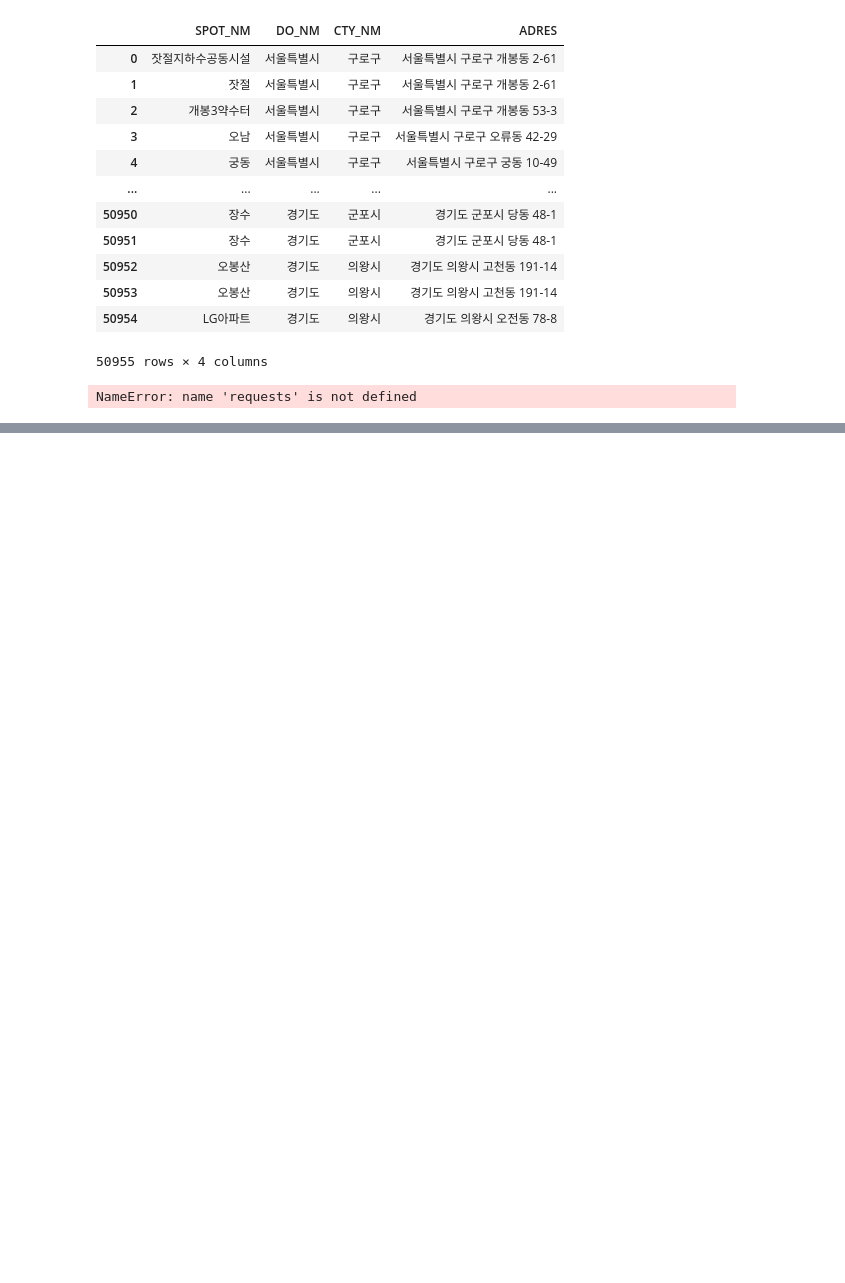
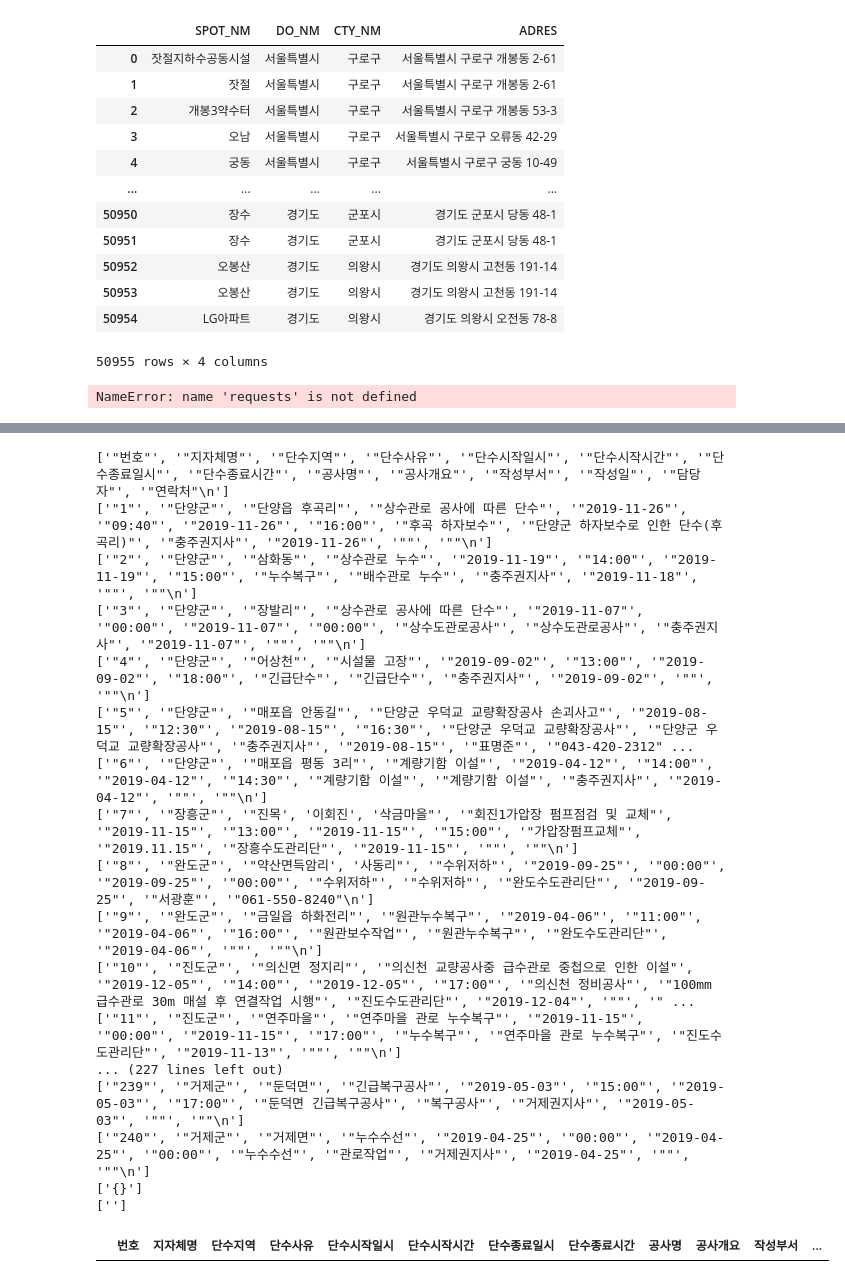
Before and after one commit to whdgus928/emergency-web, a Jupyter notebook: api_test.ipynb, the cells around one changed output, grey strips where cells are left out. Drawn from its saved outputs; the diff is of its cells as text; code cells hidden in the pictures; blank space fills up the shorter version.

```diff
--- a/api_test.ipynb
+++ b/api_test.ipynb
@@ -501,0 +784,33 @@ body
+# %%
+import pandas as pd
+df=pd.DataFrame(columns=["번호","지자체명","단수지역","단수사유","단수시작일시","단수시작시간","단수종료일시","단수종료시간","공사명","공사개요","작성부서","작성일","담당자","연락처"])
+f=open('C:/Users/user/Downloads/downloadContents (1).txt',mode='r',encoding='cp949')
+line=None
+num=[]
+while line!=' ' :
+    line=f.readline()
+    txt=line.split(',')
+    print(txt)
+    if not line: break
+
+f.close()
+df
+# %% [output]
+['"번호"', '"지자체명"', '"단수지역"', '"단수사유"', '"단수시작일시"', '"단수시작시간"', '"단수종료일시"', '"단수종료시간"', '"공사명"', '"공사개요"', '"작성부서"', '"작성일"', '"담당자"', '"연락처"\n']
+['"1"', '"단양군"', '"단양읍 후곡리"', '"상수관로 공사에 따른 단수"', '"2019-11-26"', '"09:40"', '"2019-11-26"', '"16:00"', '"후곡 하자보수"', '"단양군 하자보수로 인한 단수(후곡리)"', '"충주권지사"', '"2019-11-26"', '""', '""\n']
+['"2"', '"단양군"', '"삼화동"', '"상수관로 누수"', '"2019-11-19"', '"14:00"', '"2019-11-19"', '"15:00"', '"누수복구"', '"배수관로 누수"', '"충주권지사"', '"2019-11-18"', '""', '""\n']
+['"3"', '"단양군"', '"장발리"', '"상수관로 공사에 따른 단수"', '"2019-11-07"', '"00:00"', '"2019-11-07"', '"00:00"', '"상수도관로공사"', '"상수도관로공사"', '"충주권지사"', '"2019-11-07"', '""', '""\n']
+['"4"', '"단양군"', '"어상천"', '"시설물 고장"', '"2019-09-02"', '"13:00"', '"2019-09-02"', '"18:00"', '"긴급단수"', '"긴급단수"', '"충주권지사"', '"2019-09-02"', '""', '""\n']
+['"5"', '"단양군"', '"매포읍 안동길"', '"단양군 우덕교 교량확장공사 손괴사고"', '"2019-08-15"', '"12:30"', '"2019-08-15"', '"16:30"', '"단양군 우덕교 교량확장공사"', '"단양군 우덕교 교량확장공사"', '"충주권지사"', '"2019-08-15"', '"표명준"', '"043-420-2312" ...
+['"6"', '"단양군"', '"매포읍 평동 3리"', '"계량기함 이설"', '"2019-04-12"', '"14:00"', '"2019-04-12"', '"14:30"', '"계량기함 이설"', '"계량기함 이설"', '"충주권지사"', '"2019-04-12"', '""', '""\n']
+['"7"', '"장흥군"', '"진목', '이회진', '삭금마을"', '"회진1가압장 펌프점검 및 교체"', '"2019-11-15"', '"13:00"', '"2019-11-15"', '"15:00"', '"가압장펌프교체"', '"2019.11.15"', '"장흥수도관리단"', '"2019-11-15"', '""', '""\n']
+['"8"', '"완도군"', '"약산면득암리', '사동리"', '"수위저하"', '"2019-09-25"', '"00:00"', '"2019-09-25"', '"00:00"', '"수위저하"', '"수위저하"', '"완도수도관리단"', '"2019-09-25"', '"서광훈"', '"061-550-8240"\n']
+['"9"', '"완도군"', '"금일읍 하화전리"', '"원관누수복구"', '"2019-04-06"', '"11:00"', '"2019-04-06"', '"16:00"', '"원관보수작업"', '"원관누수복구"', '"완도수도관리단"', '"2019-04-06"', '""', '""\n']
+['"10"', '"진도군"', '"의신면 정지리"', '"의신천 교량공사중 급수관로 중첩으로 인한 이설"', '"2019-12-05"', '"14:00"', '"2019-12-05"', '"17:00"', '"의신천 정비공사"', '"100mm 급수관로 30m 매설 후 연결작업 시행"', '"진도수도관리단"', '"2019-12-04"', '""', '" ...
+['"11"', '"진도군"', '"연주마을"', '"연주마을 관로 누수복구"', '"2019-11-15"', '"00:00"', '"2019-11-15"', '"17:00"', '"누수복구"', '"연주마을 관로 누수복구"', '"진도수도관리단"', '"2019-11-13"', '""', '""\n']
+... (227 lines left out)
+['"239"', '"거제군"', '"둔덕면"', '"긴급복구공사"', '"2019-05-03"', '"15:00"', '"2019-05-03"', '"17:00"', '"둔덕면 긴급복구공사"', '"복구공사"', '"거제권지사"', '"2019-05-03"', '""', '""\n']
+['"240"', '"거제군"', '"거제면"', '"누수수선"', '"2019-04-25"', '"00:00"', '"2019-04-25"', '"00:00"', '"누수수선"', '"관로작업"', '"거제권지사"', '"2019-04-25"', '""', '""\n']
+['{}']
+['']
+|  | 번호 | 지자체명 | 단수지역 | 단수사유 | 단수시작일시 | 단수시작시간 | 단수종료일시 | 단수종료시간 | 공사명 | 공사개요 | 작성부서 | ... |
```
Also changed, not shown: parts of 15 cells of this notebook, 19 other files.
